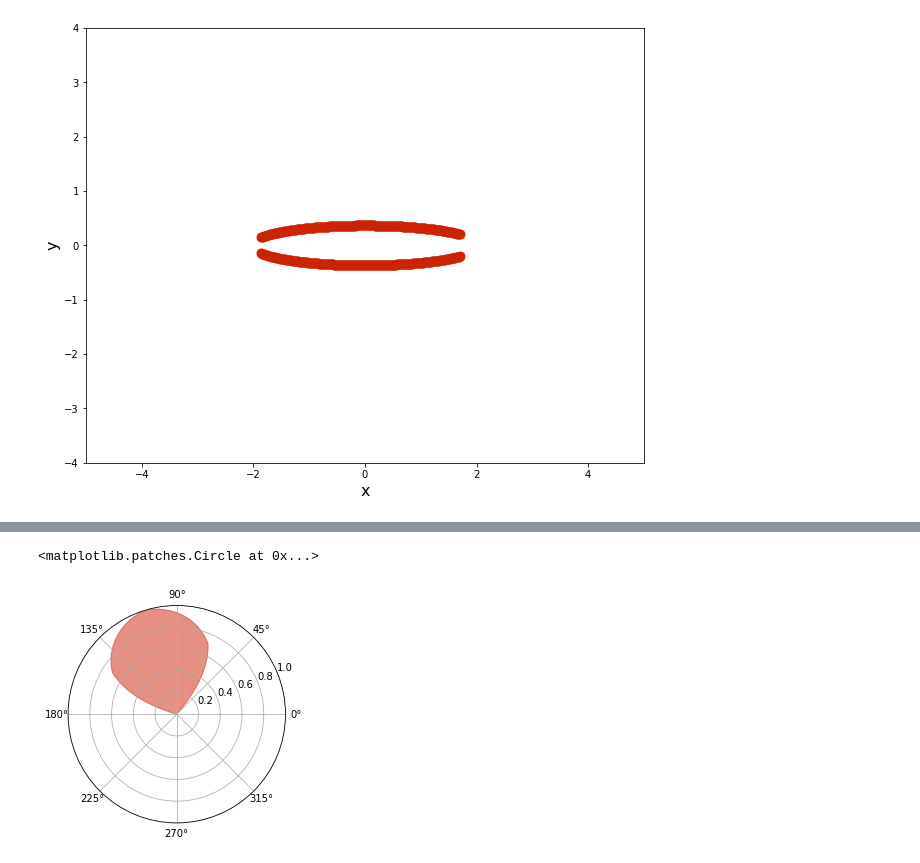
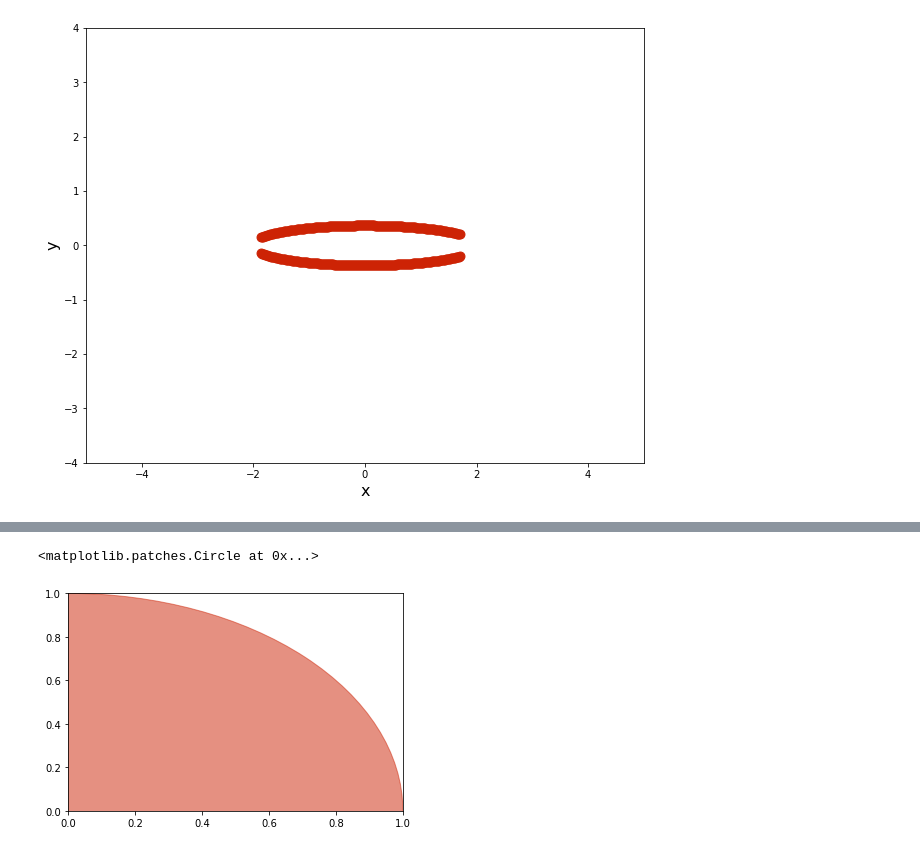
Before and after one commit to tianjiaozhang678/mae6226, a Jupyter notebook: Assignment2.ipynb, the cells around one changed output, grey strips where cells are left out. Drawn from its saved outputs; the diff is of its cells as text; code cells hidden in the pictures.

```diff
--- a/Assignment2.ipynb
+++ b/Assignment2.ipynb
@@ -184,15 +155,15 @@ pyplot.scatter(r, theta, s=5, color='red', marker='o')
 # %%
 import matplotlib.pyplot as plt
 import numpy as np
 azimuths = np.radians(np.linspace(0, 360, 360))
 zeniths = np.linspace(0, 2.1,20)
 r,theta=np.meshgrid(zeniths,azimuths)
 
-fig, ax = plt.subplots(subplot_kw=dict(projection='polar'))
+
 
 R = 1.0
-circle = pyplot.Circle((360, 0), radius=R, color='#CD2305', alpha=0.5)
+circle = pyplot.Circle((0.0, 0.0), radius=R, color='#CD2305', alpha=0.5)
 pyplot.gca().add_patch(circle)
 # %% [output]
 <matplotlib.patches.Circle at 0x...>
-[figure, old version]
+[figure, new version]
```
Also changed, not shown: parts of 5 cells of this notebook.
